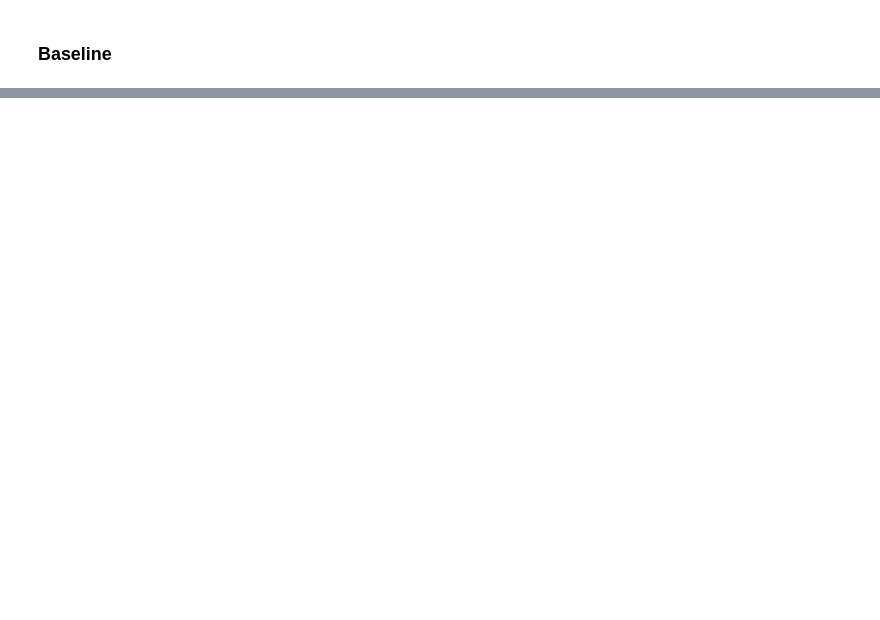
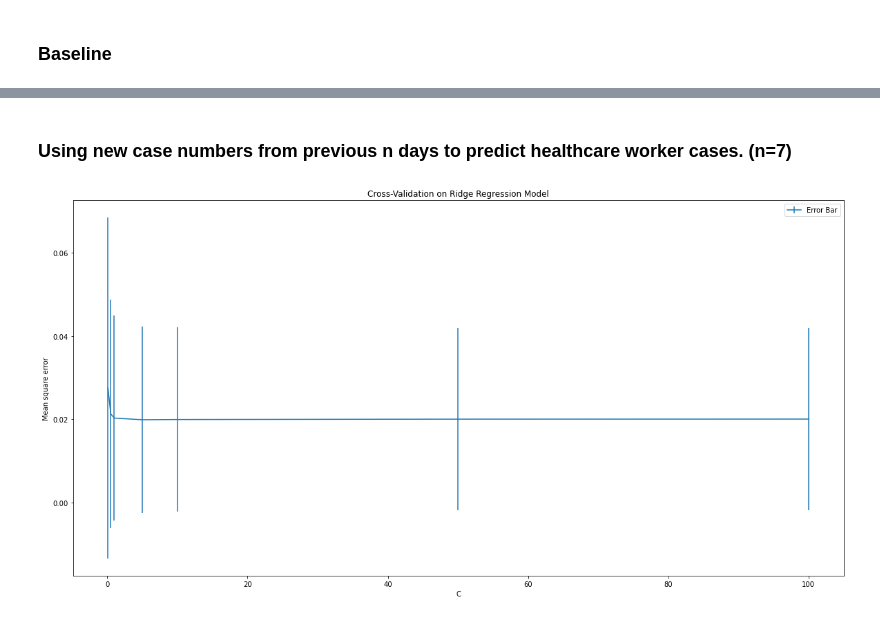
Before and after one commit to molonepa/ML-Group-Project, a Jupyter notebook: Ridge.ipynb, the cells around one changed output, grey strips where cells are left out. Saved outputs shown, nothing was run; the diff lists cells and outputs as text; code cells hidden in the pictures; blank space fills up the shorter version.

```diff
--- a/Ridge.ipynb
+++ b/Ridge.ipynb
@@ -119,0 +174,26 @@ dummy mse: 0.034109272529946326
+# %% [markdown]
+### Using new case numbers from previous n days to predict healthcare worker cases. (n=7)
+# %%
+X2 = np.column_stack((X[:-7], X[1:-6], X[2:-5], X[3:-4], X[4:-3], X[5:-2], X[6:-1]))
+y2 = y[7:]
+
+mean_error = []; std_error = []
+C_range = [0.1, 0.5, 1, 5, 10, 50, 100]
+for C in C_range:
+    model = Ridge(alpha = 1/(2 * C))
+    temp = []
+    kf = KFold(n_splits = 5)
+    for train, test in kf.split(X2):
+        model.fit(X2[train], y2[train])
+        ypred2 = model.predict(X2[test])
+        temp.append(mean_squared_error(y2[test], ypred2))
+    mean_error.append(np.array(temp).mean())
+    std_error.append(np.array(temp).std())
+fig = plt.figure(figsize=(20, 10))
+plt.errorbar(C_range,mean_error,yerr=std_error)
+plt.title('Cross-Validation on Ridge Regression Model')
+plt.xlabel('C'); plt.ylabel('Mean square error')
+plt.legend(['Error Bar'])
+plt.show()
+# %% [output]
+[figure, added]
```
Also changed, not shown: parts of 6 cells of this notebook.
